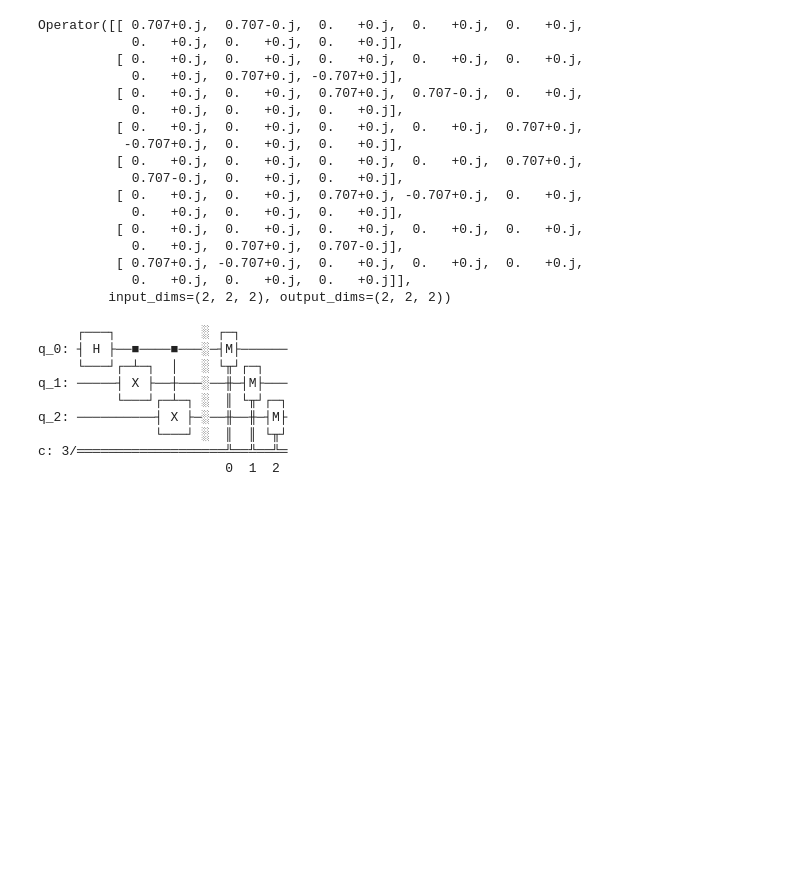
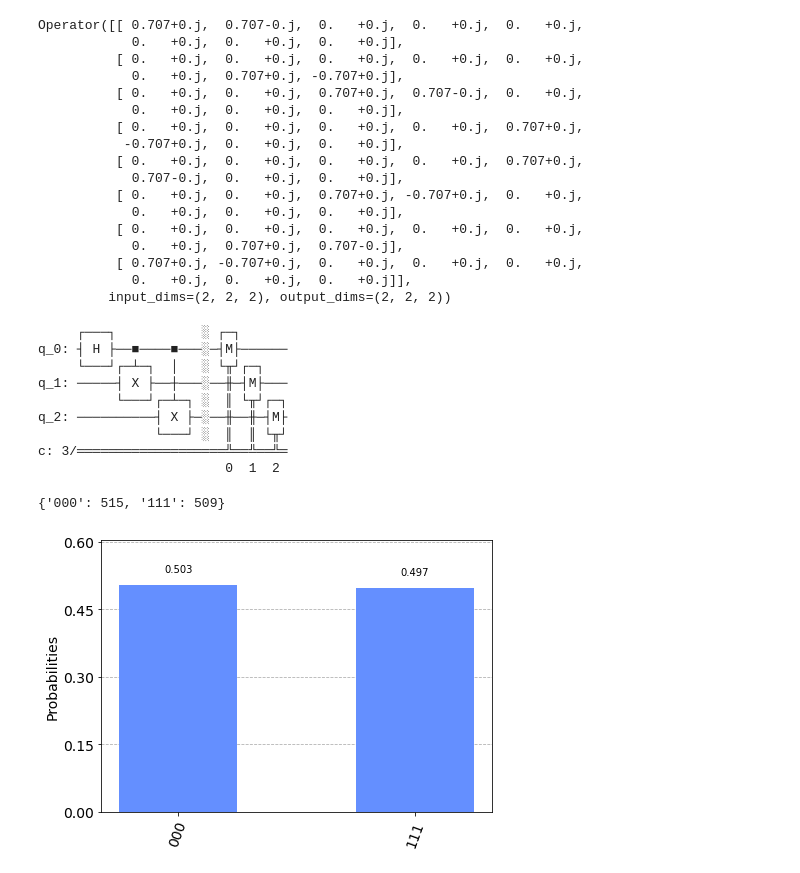
Before and after one commit to Trapti04/Quantum-Computing-basics, a Jupyter notebook: Qiskit_basics.ipynb, the cells around one changed output. Saved outputs shown, nothing was run; the diff lists cells and outputs as text; code cells hidden in the pictures; blank space fills up the shorter version.

```diff
--- a/Qiskit_basics.ipynb
+++ b/Qiskit_basics.ipynb
@@ -129,3 +129,13 @@ job_sim = backend_sim.run(transpile(qc, backend_sim), shots=1024)
 
 # Grab the results from the job.
 result_sim = job_sim.result()
+# %%
+counts = result_sim.get_counts(qc)
+print(counts)
+# %% [output]
+{'000': 515, '111': 509}
+# %%
+from qiskit.visualization import plot_histogram
+plot_histogram(counts)
+# %% [output]
+[figure, added]
```
Also changed, not shown: parts of 1 cell of this notebook.
